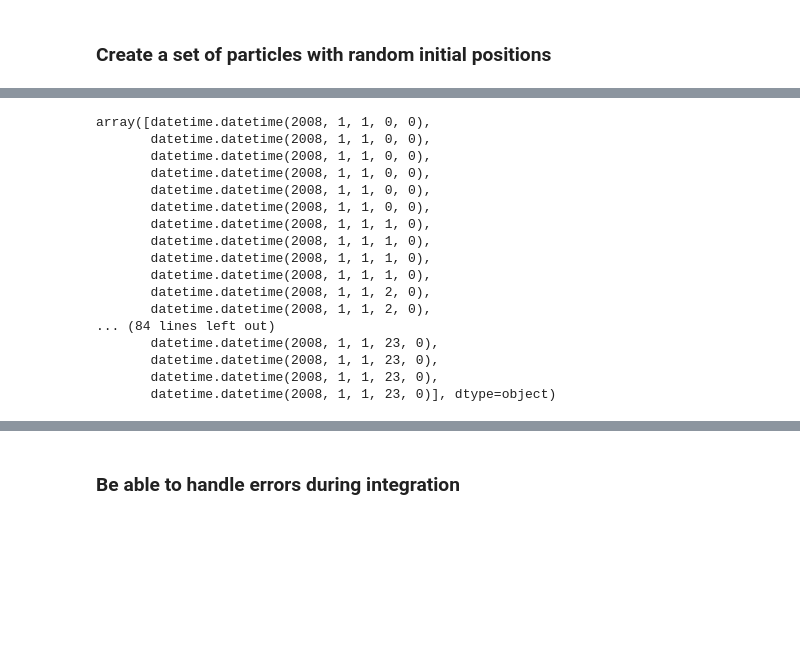
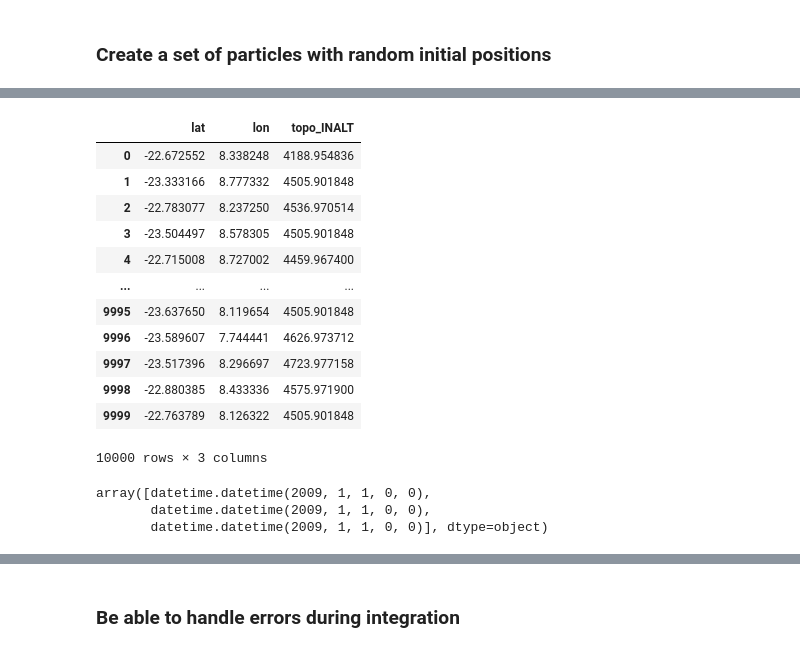
Before and after one commit to LeonMock/master-thesis, a Jupyter notebook: notebooks/2023-04-04_test-INALT.ipynb, the cells around one changed output, grey strips where cells are left out. Saved outputs shown, nothing was run; the diff lists cells and outputs as text; code cells hidden in the pictures; blank space fills up the shorter version.

```diff
--- a/notebooks/2023-04-04_test-INALT.ipynb
+++ b/notebooks/2023-04-04_test-INALT.ipynb
@@ -222,0 +212,23 @@ speed_param = np.random.uniform(
+# %%
+def get_uniform_random_in_cube(
+    lat_start=bathymodiolus_lat-bathymodiolus_delta_lat, lat_end=bathymodiolus_lat+bathymodiolus_delta_lat,
+    lon_start=bathymodiolus_lon-bathymodiolus_delta_lon, lon_end=bathymodiolus_lon+bathymodiolus_delta_lon,
+    N=10,
+):
+    lat = np.rad2deg(
+        np.arcsin(
+            np.random.uniform(
+                np.sin(np.deg2rad(lat_start)),
+                np.sin(np.deg2rad(lat_end)),
+                size=(N, ),
+            )
+        )
+    )
+    lon = np.random.uniform(lon_start, lon_end, size=(N, ))
+
+    return pd.DataFrame(
+        {
+            "lat": lat,
+            "lon": lon,
+        }
+    )
@@ -223,23 +257,25 @@ speed_param = np.random.uniform(
+# %%
+release_points
+# %% [output]
+|  | lat | lon | topo_INALT |
+| 0 | -22.672552 | 8.338248 | 4188.954836 |
+| 1 | -23.333166 | 8.777332 | 4505.901848 |
+| 2 | -22.783077 | 8.237250 | 4536.970514 |
+| 3 | -23.504497 | 8.578305 | 4505.901848 |
+| 4 | -22.715008 | 8.727002 | 4459.967400 |
+| ... | ... | ... | ... |
+| 9995 | -23.637650 | 8.119654 | 4505.901848 |
+| 9996 | -23.589607 | 7.744441 | 4626.973712 |
+| 9997 | -23.517396 | 8.296697 | 4723.977158 |
+| 9998 | -22.880385 | 8.433336 | 4575.971900 |
+| 9999 | -22.763789 | 8.126322 | 4505.901848 |
+10000 rows × 3 columns
 # %%
-time
+time[0:3]
 # %% [output]
-array([datetime.datetime(2008, 1, 1, 0, 0),
-       datetime.datetime(2008, 1, 1, 0, 0),
-       datetime.datetime(2008, 1, 1, 0, 0),
-       datetime.datetime(2008, 1, 1, 0, 0),
-       datetime.datetime(2008, 1, 1, 0, 0),
-       datetime.datetime(2008, 1, 1, 0, 0),
-       datetime.datetime(2008, 1, 1, 1, 0),
-       datetime.datetime(2008, 1, 1, 1, 0),
-       datetime.datetime(2008, 1, 1, 1, 0),
-       datetime.datetime(2008, 1, 1, 1, 0),
-       datetime.datetime(2008, 1, 1, 2, 0),
-       datetime.datetime(2008, 1, 1, 2, 0),
-... (84 lines left out)
-       datetime.datetime(2008, 1, 1, 23, 0),
-       datetime.datetime(2008, 1, 1, 23, 0),
-       datetime.datetime(2008, 1, 1, 23, 0),
-       datetime.datetime(2008, 1, 1, 23, 0)], dtype=object)
+array([datetime.datetime(2009, 1, 1, 0, 0),
+       datetime.datetime(2009, 1, 1, 0, 0),
+       datetime.datetime(2009, 1, 1, 0, 0)], dtype=object)
 # %%
 plt.hist(time, bins=20);
 # %% [output]
```
Also changed, not shown: parts of 20 cells of this notebook, 32 other files.
